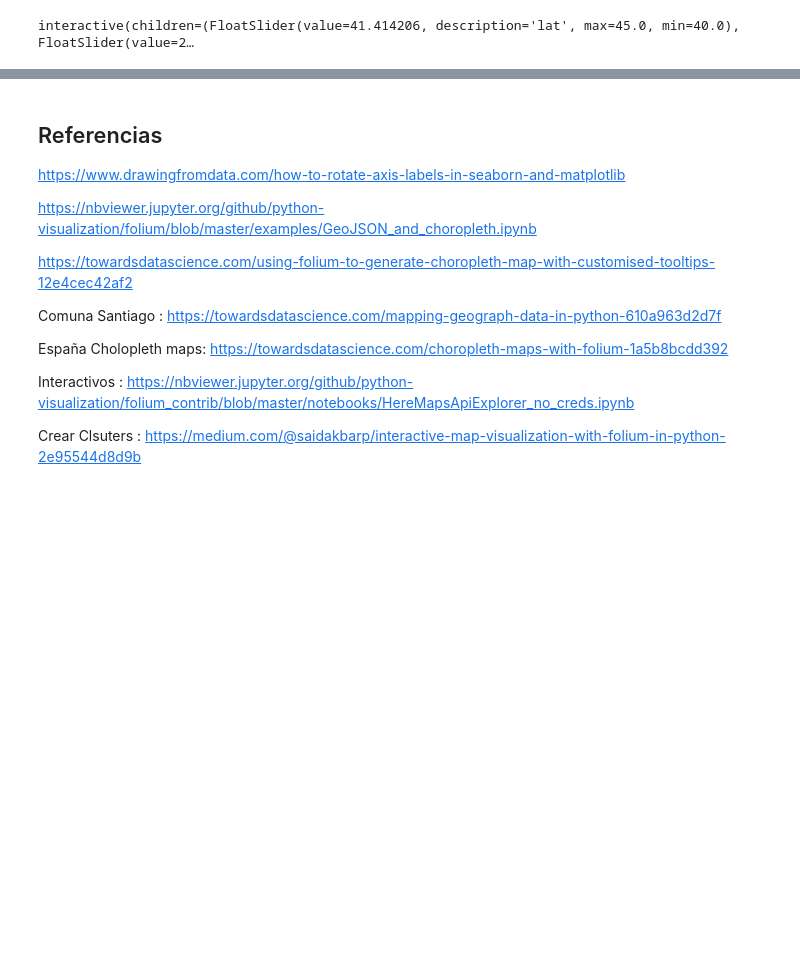
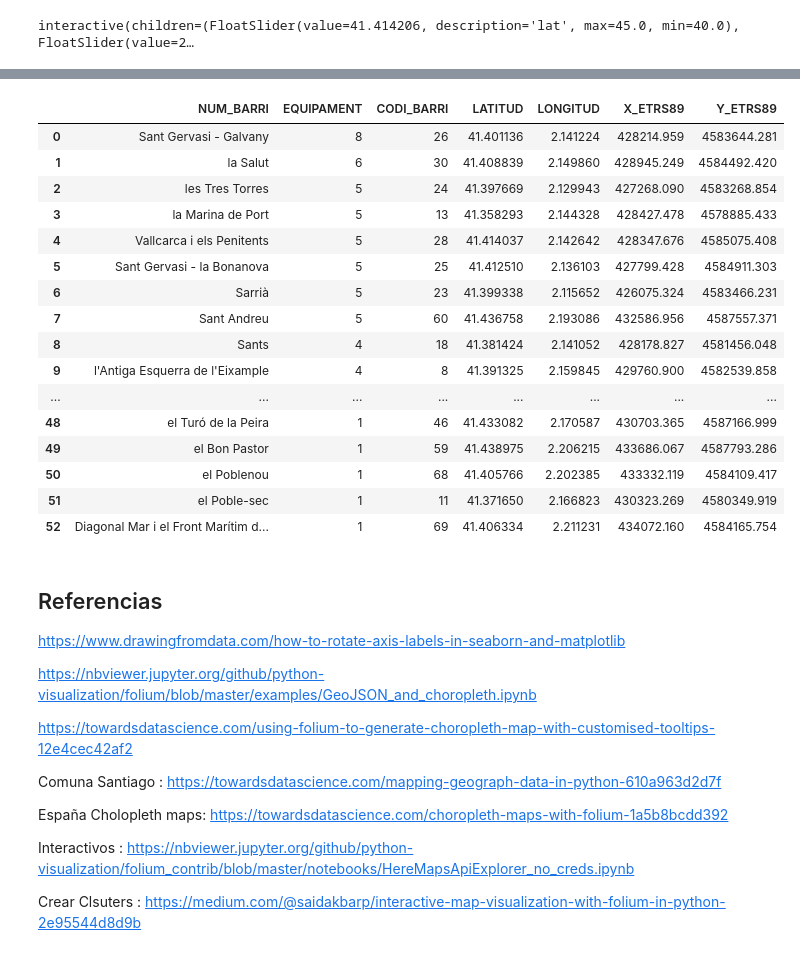
Before and after one commit to Fzaplana/Green-Start, a Jupyter notebook: Hpsp_4.ipynb, the cells around one changed output, grey strips where cells are left out. Saved outputs shown, nothing was run; the diff lists cells and outputs as text; code cells hidden in the pictures; blank space fills up the shorter version.

```diff
--- a/Hpsp_4.ipynb
+++ b/Hpsp_4.ipynb
@@ -512,3 +571,24 @@ interactive(children=(FloatSlider(value=41.414206, description='lat', max=45.0,
+# %%
+number_Hosp=Hosp_clean[["NUM_BARRI", "EQUIPAMENT",'CODI_BARRI',"LATITUD","LONGITUD",'X_ETRS89','Y_ETRS89']].groupby(["NUM_BARRI"],as_index=False).agg({"EQUIPAMENT":"count",'CODI_BARRI':lambda x: x.iloc[0],"LATITUD":lambda x: x.iloc[0],"LONGITUD":lambda x: x.iloc[0],"X_ETRS89":lambda x: x.iloc[0] ,"Y_ETRS89":lambda x: x.iloc[0] }).sort_values("EQUIPAMENT", ascending=False).reset_index(drop=True)
+number_Hosp
+# %% [output]
+|  | NUM_BARRI | EQUIPAMENT | CODI_BARRI | LATITUD | LONGITUD | X_ETRS89 | Y_ETRS89 |
+| 0 | Sant Gervasi - Galvany | 8 | 26 | 41.401136 | 2.141224 | 428214.959 | 4583644.281 |
+| 1 | la Salut | 6 | 30 | 41.408839 | 2.149860 | 428945.249 | 4584492.420 |
+| 2 | les Tres Torres | 5 | 24 | 41.397669 | 2.129943 | 427268.090 | 4583268.854 |
+| 3 | la Marina de Port | 5 | 13 | 41.358293 | 2.144328 | 428427.478 | 4578885.433 |
+| 4 | Vallcarca i els Penitents | 5 | 28 | 41.414037 | 2.142642 | 428347.676 | 4585075.408 |
+| 5 | Sant Gervasi - la Bonanova | 5 | 25 | 41.412510 | 2.136103 | 427799.428 | 4584911.303 |
+| 6 | Sarrià | 5 | 23 | 41.399338 | 2.115652 | 426075.324 | 4583466.231 |
+| 7 | Sant Andreu | 5 | 60 | 41.436758 | 2.193086 | 432586.956 | 4587557.371 |
+| 8 | Sants | 4 | 18 | 41.381424 | 2.141052 | 428178.827 | 4581456.048 |
+| 9 | l'Antiga Esquerra de l'Eixample | 4 | 8 | 41.391325 | 2.159845 | 429760.900 | 4582539.858 |
+| ... | ... | ... | ... | ... | ... | ... | ... |
+| 48 | el Turó de la Peira | 1 | 46 | 41.433082 | 2.170587 | 430703.365 | 4587166.999 |
+| 49 | el Bon Pastor | 1 | 59 | 41.438975 | 2.206215 | 433686.067 | 4587793.286 |
+| 50 | el Poblenou | 1 | 68 | 41.405766 | 2.202385 | 433332.119 | 4584109.417 |
+| 51 | el Poble-sec | 1 | 11 | 41.371650 | 2.166823 | 430323.269 | 4580349.919 |
+| 52 | Diagonal Mar i el Front Marítim d... | 1 | 69 | 41.406334 | 2.211231 | 434072.160 | 4584165.754 |
 # %% [markdown]
 ## Referencias
 
```
Also changed, not shown: parts of 14 cells of this notebook.
